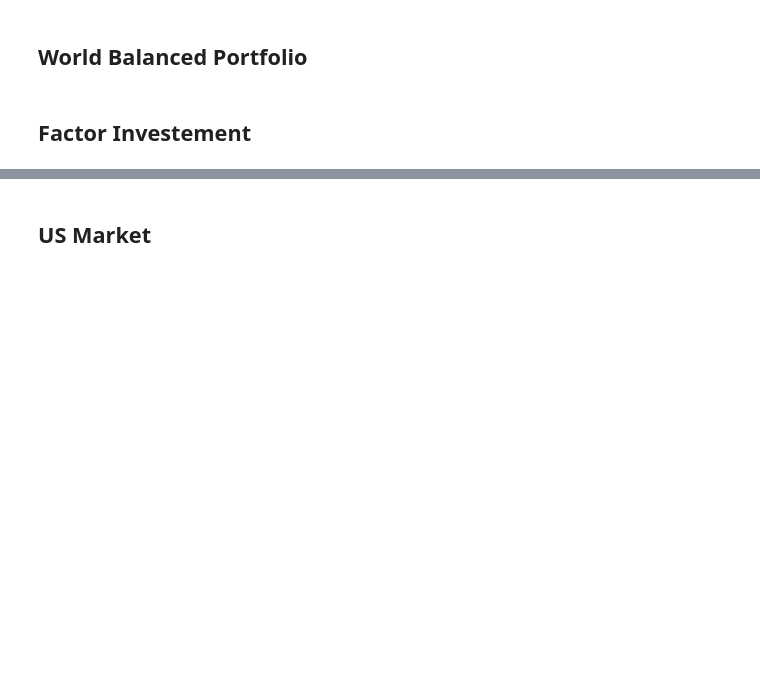
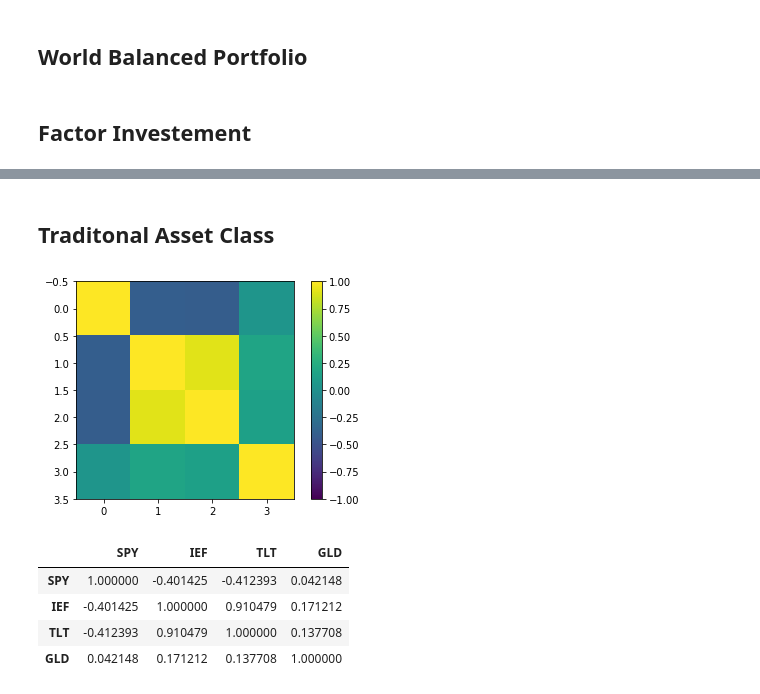
Before and after one commit to sonesuke/mypo, a Jupyter notebook: docs/tutorial/factor_investment.ipynb, the cells around one changed output, grey strips where cells are left out. Cells and saved outputs as stored; diff of their text form; code cells hidden in the pictures; blank space fills up the shorter version.

```diff
--- a/docs/tutorial/factor_investment.ipynb
+++ b/docs/tutorial/factor_investment.ipynb
@@ -94,8 +112,24 @@ plt.show()
 [figure]
 [figure]
 # %% [markdown]
-US Market
+Traditonal Asset Class
 ------------------------
+# %%
+corr = us_market.get_rate_of_change().corr()
+
+plt.figure()
+plt.imshow(corr,interpolation='nearest',vmin=-1,vmax=1,cmap='viridis')
+plt.colorbar()
+plt.show()
+
+corr
+# %% [output]
+[figure, added]
+|  | SPY | IEF | TLT | GLD |
+| SPY | 1.000000 | -0.401425 | -0.412393 | 0.042148 |
+| IEF | -0.401425 | 1.000000 | 0.910479 | 0.171212 |
+| TLT | -0.412393 | 0.910479 | 1.000000 | 0.137708 |
+| GLD | 0.042148 | 0.171212 | 0.137708 | 1.000000 |
 # %%
 folds = split_k_folds(us_market, 1, 200)
 fold = folds[0]
```
Also changed, not shown: parts of 3 cells of this notebook, 1 other file.
